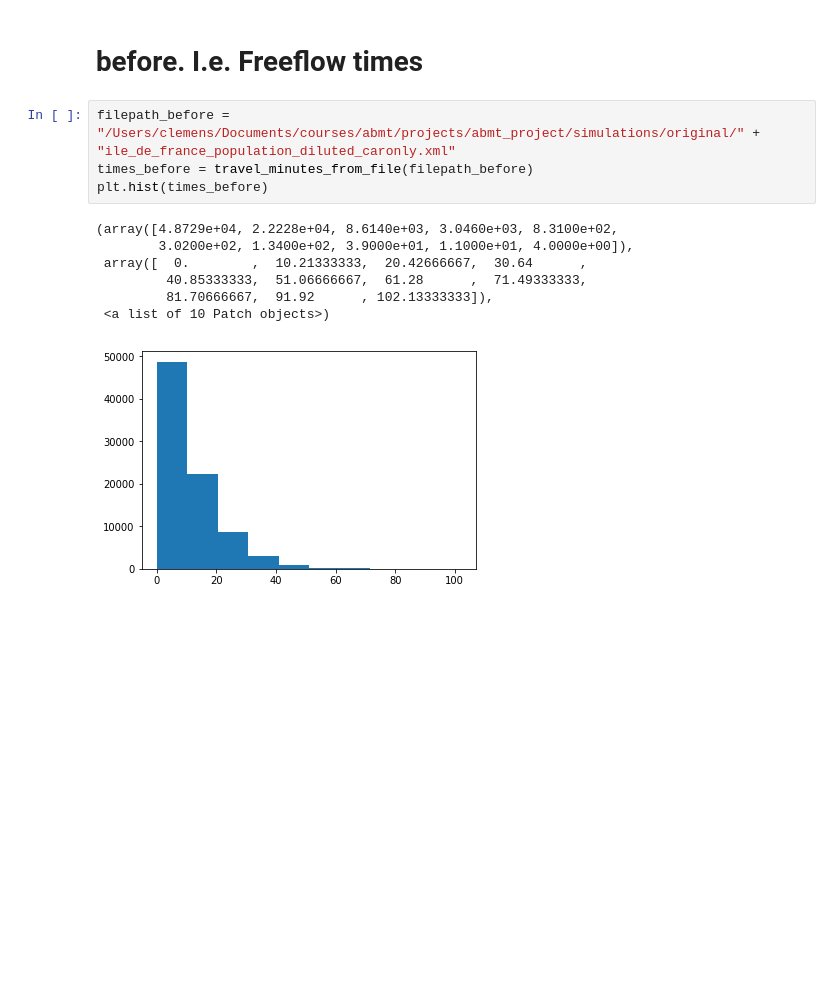
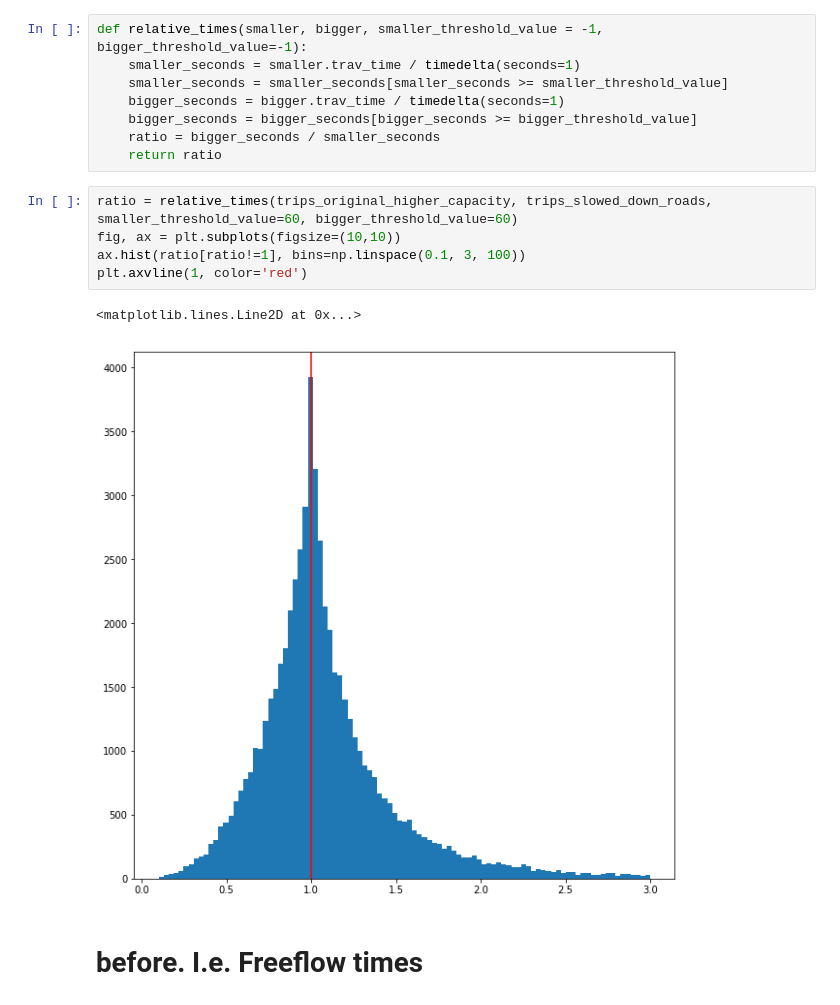
Before and after one commit to rauwuckl/abmt_project, a Jupyter notebook: analysis/Python/Analysis.ipynb, the cells around one changed output. Drawn from its saved outputs; the diff is of its cells as text; blank space fills up the shorter version.

```diff
--- a/analysis/Python/Analysis.ipynb
+++ b/analysis/Python/Analysis.ipynb
@@ -37,14 +118,18 @@ np.max(times_after)/60
+# %%
+def relative_times(smaller, bigger, smaller_threshold_value = -1, bigger_threshold_value=-1):
+    smaller_seconds = smaller.trav_time / timedelta(seconds=1)
+    smaller_seconds = smaller_seconds[smaller_seconds >= smaller_threshold_value]
+    bigger_seconds = bigger.trav_time / timedelta(seconds=1)
+    bigger_seconds = bigger_seconds[bigger_seconds >= bigger_threshold_value]
+    ratio = bigger_seconds / smaller_seconds
+    return ratio
+# %%
+ratio = relative_times(trips_original_higher_capacity, trips_slowed_down_roads, smaller_threshold_value=60, bigger_threshold_value=60)
+fig, ax = plt.subplots(figsize=(10,10))
+ax.hist(ratio[ratio!=1], bins=np.linspace(0.1, 3, 100))
+plt.axvline(1, color='red')
+# %% [output]
+<matplotlib.lines.Line2D at 0x...>
+[figure, added]
 # %% [markdown]
 # before. I.e. Freeflow times
-# %%
-filepath_before = "/Users/clemens/Documents/courses/abmt/projects/abmt_project/simulations/original/" + "ile_de_france_population_diluted_caronly.xml"
-times_before = travel_minutes_from_file(filepath_before)
-plt.hist(times_before)
-# %% [output]
-(array([4.8729e+04, 2.2228e+04, 8.6140e+03, 3.0460e+03, 8.3100e+02,
-        3.0200e+02, 1.3400e+02, 3.9000e+01, 1.1000e+01, 4.0000e+00]),
- array([  0.        ,  10.21333333,  20.42666667,  30.64      ,
-         40.85333333,  51.06666667,  61.28      ,  71.49333333,
-         81.70666667,  91.92      , 102.13333333]),
- <a list of 10 Patch objects>)
-[figure, removed]
```
Also changed, not shown: parts of 11 cells of this notebook, 41 other files.
